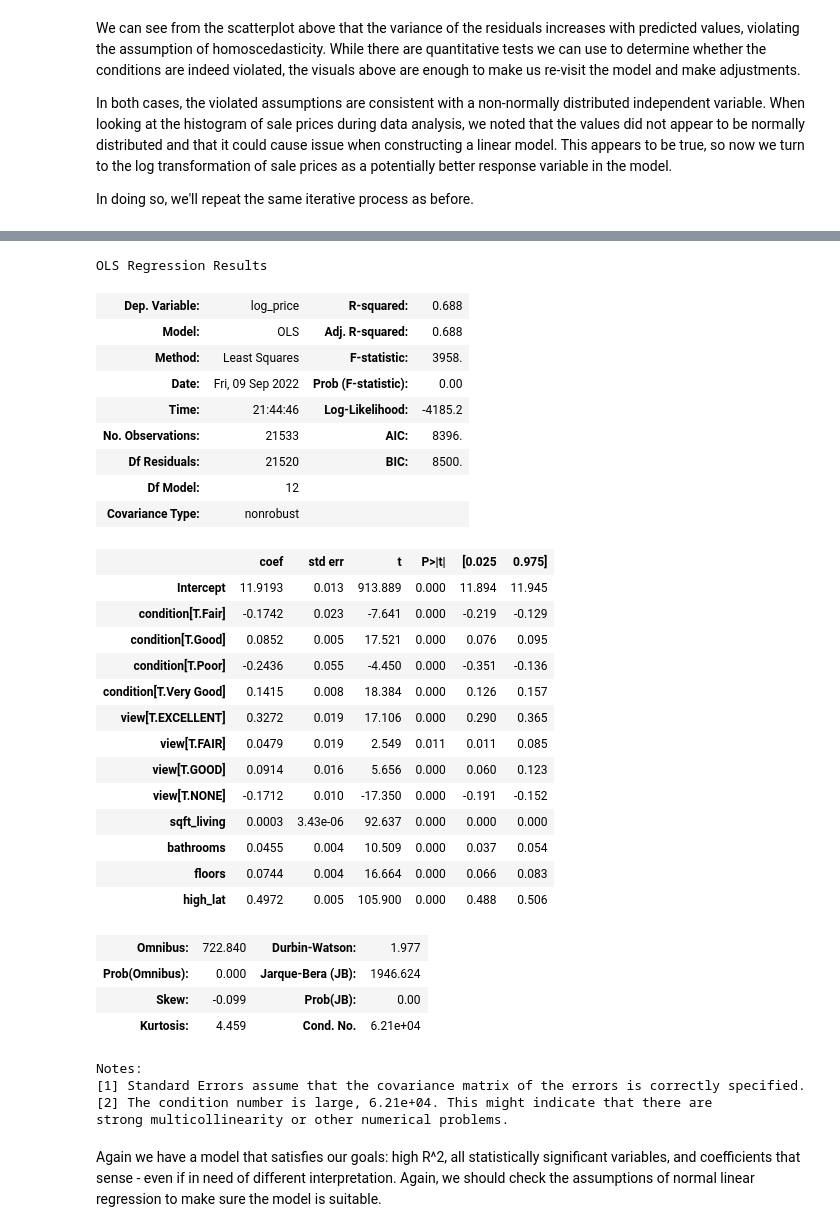
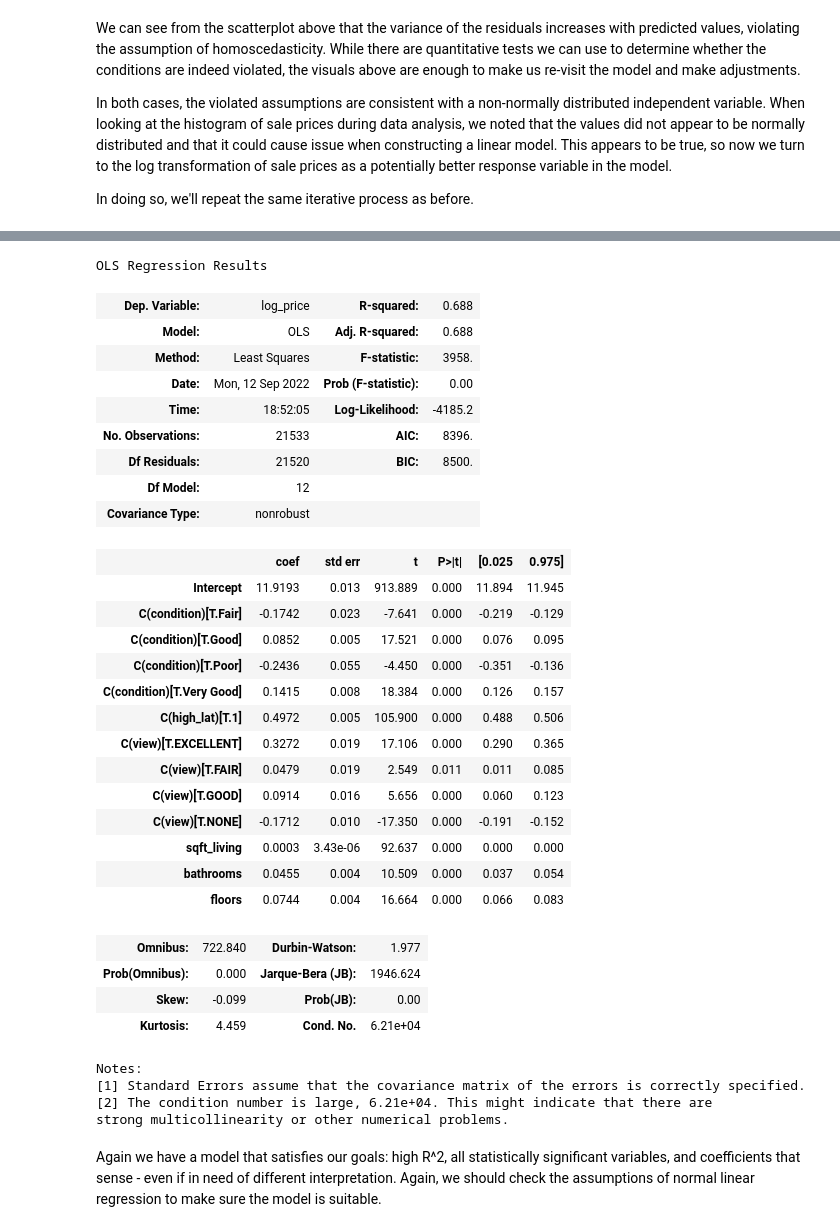
Before and after one commit to adobronyi/king_county_real_estate, a Jupyter notebook: student.ipynb, the cells around one changed output, grey strips where cells are left out. Saved outputs shown, nothing was run; the diff lists cells and outputs as text; code cells hidden in the pictures.

```diff
--- a/student.ipynb
+++ b/student.ipynb
@@ -300,6 +300,8 @@ Now that numerical variables have been dealt with, we can switch focus to catego
 # %%
 # extract month from date column
 df_new['month'] = df_new['date'].apply(lambda x: x.split('/')[0]).astype(int)
+df_new['quarter'] = df_new['month'].apply(lambda x: 1 if x in [1,2,3] else
+                                          (2 if x in [4,5,6] else (3 if x in [7,8,9] else 4)))
 df_new.head()
 # %% [output]
 |  | id | date | price | bedrooms | bathrooms | sqft_living | sqft_lot | floors | waterfront | view | ... |
@@ -1145,34 +1152,34 @@ Notes:
 strong multicollinearity or other numerical problems.
 # %%
 # MODEL 20: log_price ~ sqft_living + bathrooms + floors + condition + high_lat + view
-formula_20 = 'log_price ~ sqft_living + bathrooms + floors + condition + high_lat + view'
+formula_20 = 'log_price ~ sqft_living + bathrooms + floors + C(condition) + C(high_lat) + C(view)'
 model_20 = ols(formula=formula_20, data=df_new).fit()
 model_20.summary()
 # %% [output]
 OLS Regression Results
 | Dep. Variable: | log_price | R-squared: | 0.688 |
 | Model: | OLS | Adj. R-squared: | 0.688 |
 | Method: | Least Squares | F-statistic: | 3958. |
-| Date: | Fri, 09 Sep 2022 | Prob (F-statistic): | 0.00 |
-| Time: | 21:44:46 | Log-Likelihood: | -4185.2 |
+| Date: | Mon, 12 Sep 2022 | Prob (F-statistic): | 0.00 |
+| Time: | 18:52:05 | Log-Likelihood: | -4185.2 |
 | No. Observations: | 21533 | AIC: | 8396. |
 | Df Residuals: | 21520 | BIC: | 8500. |
 | Df Model: | 12 |  |  |
 | Covariance Type: | nonrobust |  |  |
 |  | coef | std err | t | P>|t| | [0.025 | 0.975] |
 | Intercept | 11.9193 | 0.013 | 913.889 | 0.000 | 11.894 | 11.945 |
-| condition[T.Fair] | -0.1742 | 0.023 | -7.641 | 0.000 | -0.219 | -0.129 |
-| condition[T.Good] | 0.0852 | 0.005 | 17.521 | 0.000 | 0.076 | 0.095 |
-| condition[T.Poor] | -0.2436 | 0.055 | -4.450 | 0.000 | -0.351 | -0.136 |
-| condition[T.Very Good] | 0.1415 | 0.008 | 18.384 | 0.000 | 0.126 | 0.157 |
-| view[T.EXCELLENT] | 0.3272 | 0.019 | 17.106 | 0.000 | 0.290 | 0.365 |
-| view[T.FAIR] | 0.0479 | 0.019 | 2.549 | 0.011 | 0.011 | 0.085 |
-| view[T.GOOD] | 0.0914 | 0.016 | 5.656 | 0.000 | 0.060 | 0.123 |
-| view[T.NONE] | -0.1712 | 0.010 | -17.350 | 0.000 | -0.191 | -0.152 |
+| C(condition)[T.Fair] | -0.1742 | 0.023 | -7.641 | 0.000 | -0.219 | -0.129 |
+| C(condition)[T.Good] | 0.0852 | 0.005 | 17.521 | 0.000 | 0.076 | 0.095 |
+| C(condition)[T.Poor] | -0.2436 | 0.055 | -4.450 | 0.000 | -0.351 | -0.136 |
+| C(condition)[T.Very Good] | 0.1415 | 0.008 | 18.384 | 0.000 | 0.126 | 0.157 |
+| C(high_lat)[T.1] | 0.4972 | 0.005 | 105.900 | 0.000 | 0.488 | 0.506 |
+| C(view)[T.EXCELLENT] | 0.3272 | 0.019 | 17.106 | 0.000 | 0.290 | 0.365 |
+| C(view)[T.FAIR] | 0.0479 | 0.019 | 2.549 | 0.011 | 0.011 | 0.085 |
+| C(view)[T.GOOD] | 0.0914 | 0.016 | 5.656 | 0.000 | 0.060 | 0.123 |
+| C(view)[T.NONE] | -0.1712 | 0.010 | -17.350 | 0.000 | -0.191 | -0.152 |
 | sqft_living | 0.0003 | 3.43e-06 | 92.637 | 0.000 | 0.000 | 0.000 |
 | bathrooms | 0.0455 | 0.004 | 10.509 | 0.000 | 0.037 | 0.054 |
 | floors | 0.0744 | 0.004 | 16.664 | 0.000 | 0.066 | 0.083 |
-| high_lat | 0.4972 | 0.005 | 105.900 | 0.000 | 0.488 | 0.506 |
 | Omnibus: | 722.840 | Durbin-Watson: | 1.977 |
 | Prob(Omnibus): | 0.000 | Jarque-Bera (JB): | 1946.624 |
 | Skew: | -0.099 | Prob(JB): | 0.00 |
```
Also changed, not shown: parts of 52 cells of this notebook.
